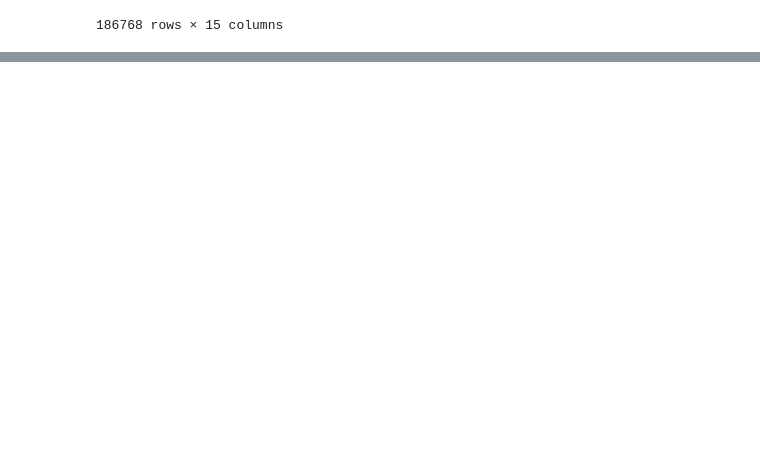
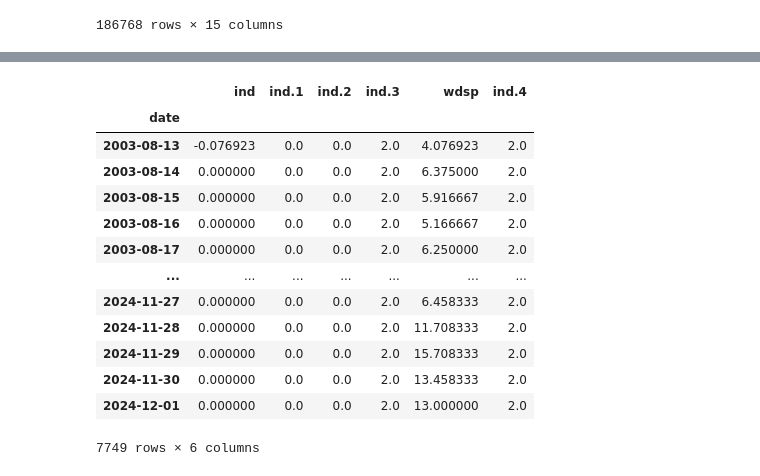
Before and after one commit to rayne-fall/pfda-project, a Jupyter notebook: project.ipynb, the cells around one changed output, grey strips where cells are left out. Saved outputs shown, nothing was run; the diff lists cells and outputs as text; code cells hidden in the pictures; blank space fills up the shorter version.

```diff
--- a/project.ipynb
+++ b/project.ipynb
@@ -72,0 +79,20 @@ Name: wdsp, Length: 185772, dtype: object
+# %%
+# calculate mean figures for each numerical column per day
+mean_per_day=df.groupby([df.index]).mean(numeric_only =True)
+# sanity check
+mean_per_day
+# %% [output]
+|  | ind | ind.1 | ind.2 | ind.3 | wdsp | ind.4 |
+| date |  |  |  |  |  |  |
+| 2003-08-13 | -0.076923 | 0.0 | 0.0 | 2.0 | 4.076923 | 2.0 |
+| 2003-08-14 | 0.000000 | 0.0 | 0.0 | 2.0 | 6.375000 | 2.0 |
+| 2003-08-15 | 0.000000 | 0.0 | 0.0 | 2.0 | 5.916667 | 2.0 |
+| 2003-08-16 | 0.000000 | 0.0 | 0.0 | 2.0 | 5.166667 | 2.0 |
+| 2003-08-17 | 0.000000 | 0.0 | 0.0 | 2.0 | 6.250000 | 2.0 |
+| ... | ... | ... | ... | ... | ... | ... |
+| 2024-11-27 | 0.000000 | 0.0 | 0.0 | 2.0 | 6.458333 | 2.0 |
+| 2024-11-28 | 0.000000 | 0.0 | 0.0 | 2.0 | 11.708333 | 2.0 |
+| 2024-11-29 | 0.000000 | 0.0 | 0.0 | 2.0 | 15.708333 | 2.0 |
+| 2024-11-30 | 0.000000 | 0.0 | 0.0 | 2.0 | 13.458333 | 2.0 |
+| 2024-12-01 | 0.000000 | 0.0 | 0.0 | 2.0 | 13.000000 | 2.0 |
+7749 rows × 6 columns
```
Also changed, not shown: parts of 5 cells of this notebook, 1 other file.
